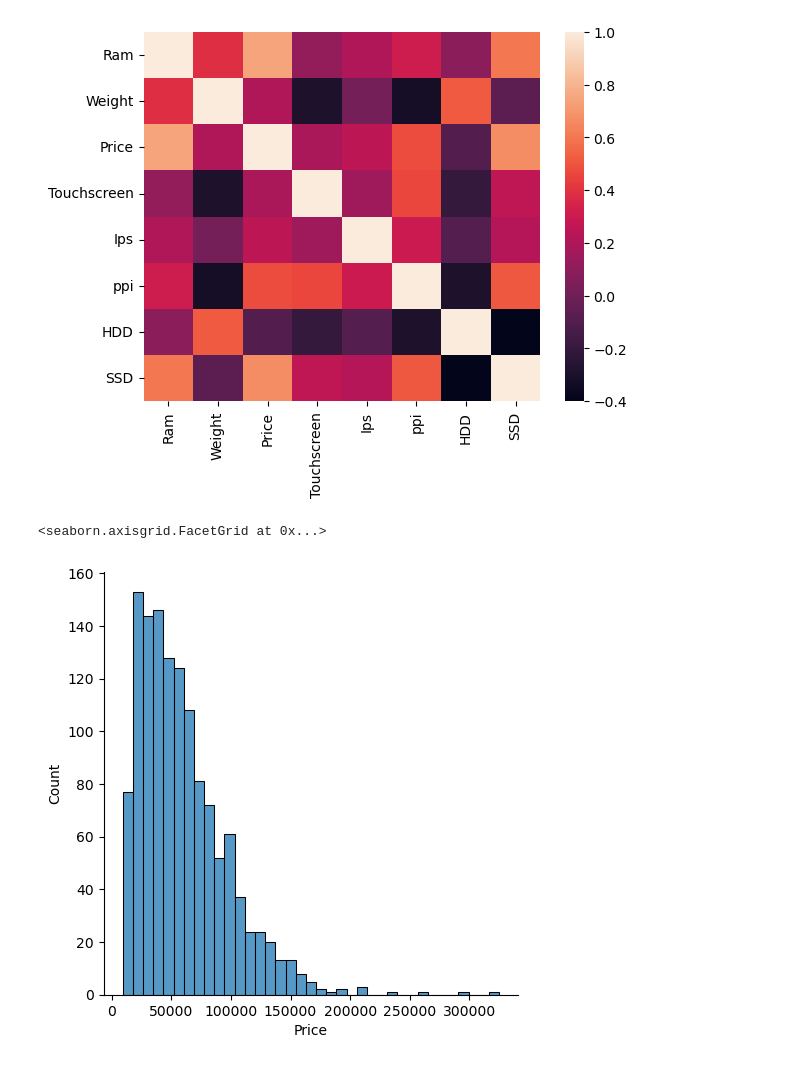
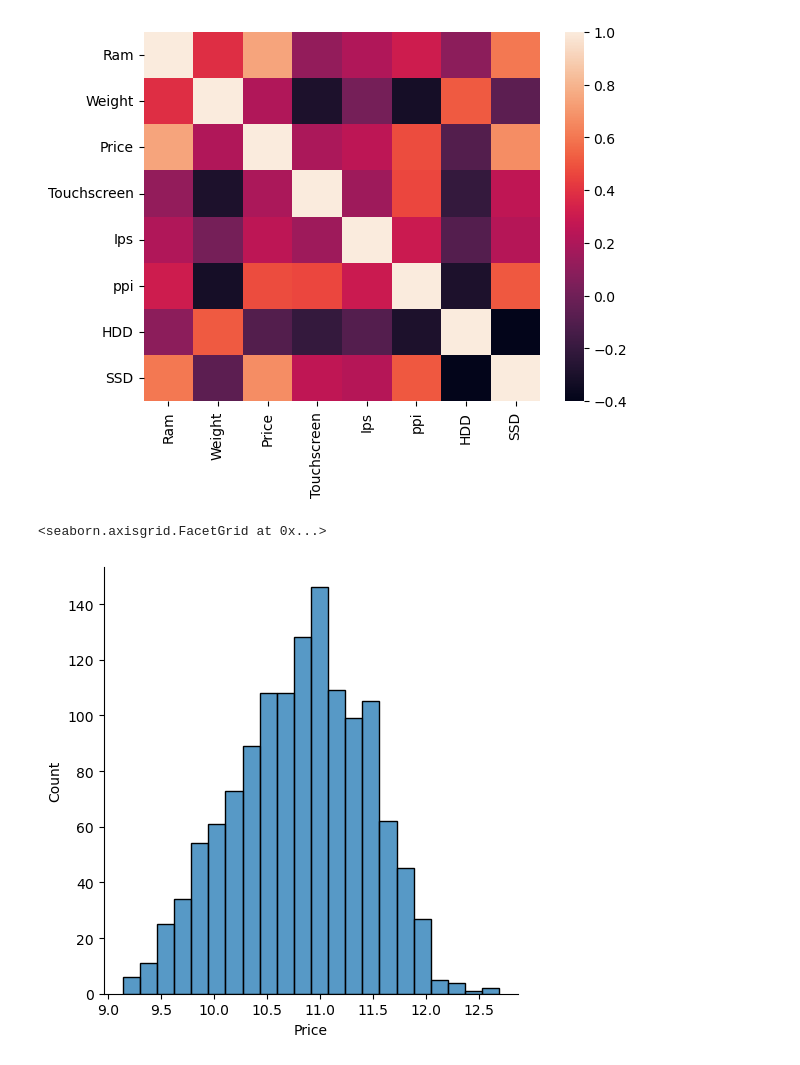
Before and after one commit to cristiano2003/MACHINE-LEARNING, a Jupyter notebook: Laptop_Price_Predictor/laptop-price-predictor.ipynb, the cells around one changed output. Cells and saved outputs as stored; diff of their text form; code cells hidden in the pictures.

```diff
--- a/Laptop_Price_Predictor/laptop-price-predictor.ipynb
+++ b/Laptop_Price_Predictor/laptop-price-predictor.ipynb
@@ -212,5 +212,3 @@ df['TouchScreen'][1154]
-# %%
-df.drop(columns= ['TouchScreen'], inplace = True)
 # %%
 df.sample(5)
 # %% [output]
@@ -739,7 +719,7 @@ sns.heatmap(a)
 <AxesSubplot:>
 [figure]
 # %%
-sns.displot(df['Price'])
+sns.displot(np.log(df['Price']))
 # %% [output]
 <seaborn.axisgrid.FacetGrid at 0x...>
-[figure, old version]
+[figure, new version]
```
Also changed, not shown: parts of 54 cells of this notebook, 4 other files.
